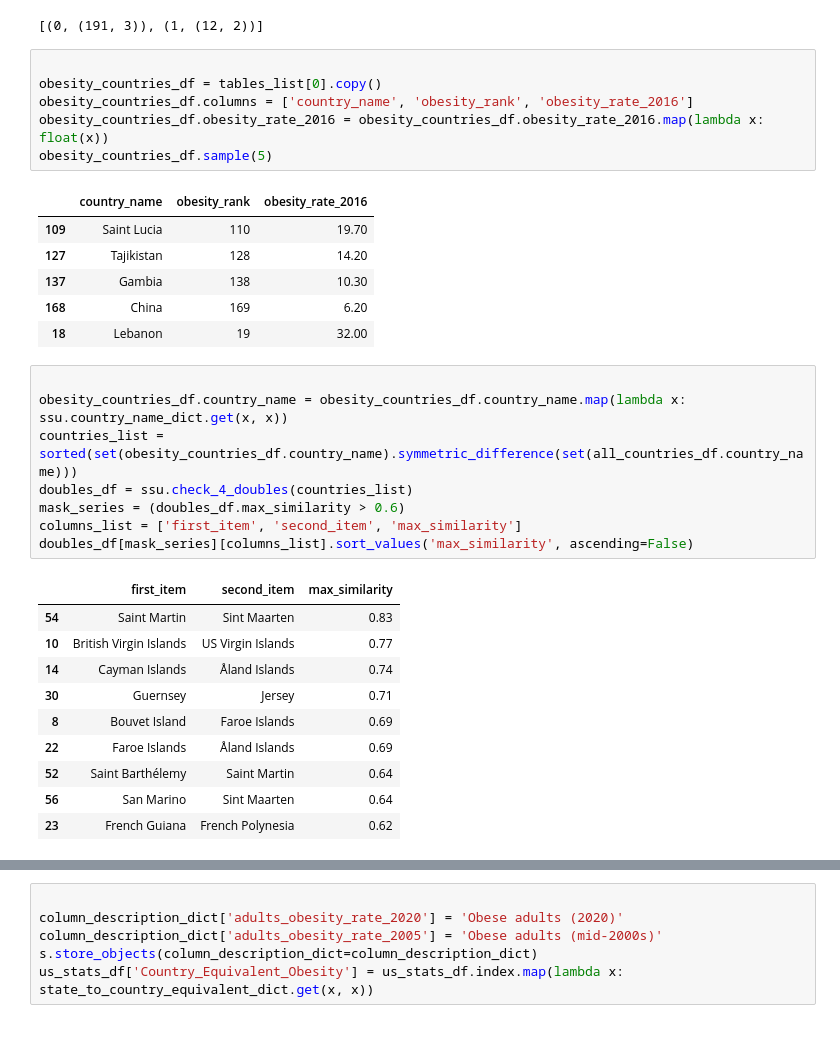
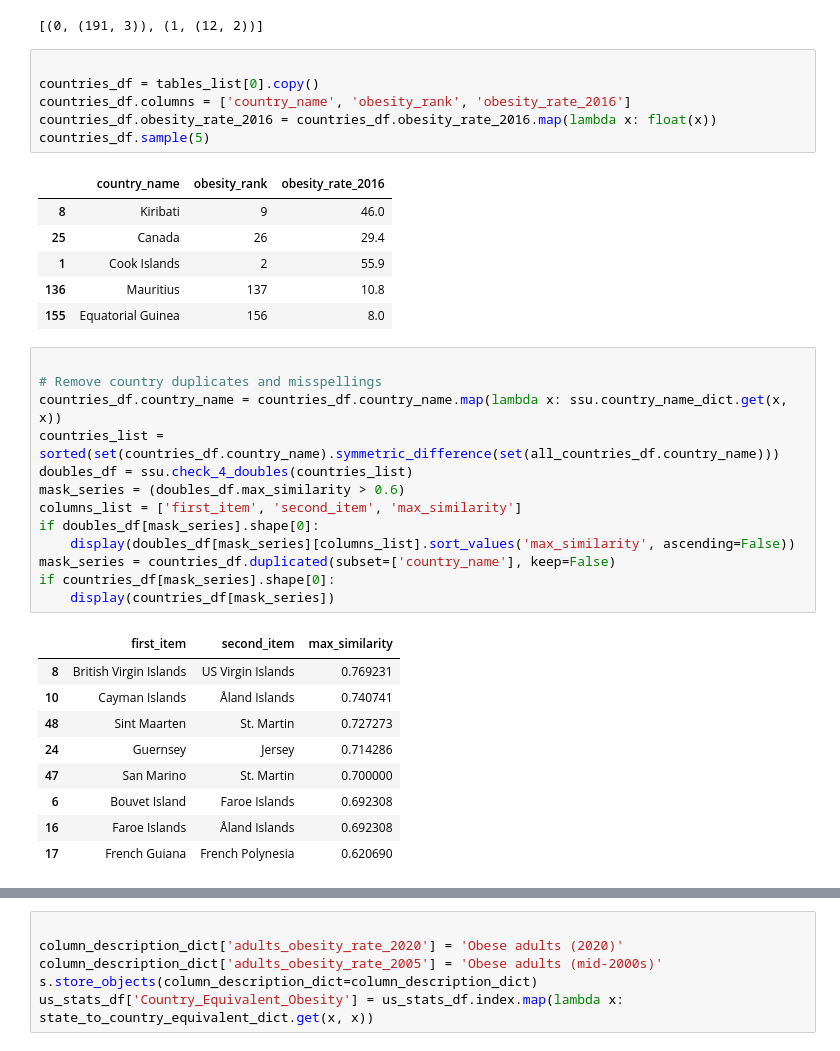
Before and after one commit to dbabbitt/StatsByCountry, a Jupyter notebook: ipynb/US State Stats.ipynb, the cells around one changed output, grey strips where cells are left out. Cells and saved outputs as stored; diff of their text form.

```diff
--- a/ipynb/US State Stats.ipynb
+++ b/ipynb/US State Stats.ipynb
@@ -1167,33 +1319,37 @@ tables_list = ssu.get_page_tables(url, driver=None)
 [(0, (191, 3)), (1, (12, 2))]
 # %%
 
-obesity_countries_df = tables_list[0].copy()
-obesity_countries_df.columns = ['country_name', 'obesity_rank', 'obesity_rate_2016']
-obesity_countries_df.obesity_rate_2016 = obesity_countries_df.obesity_rate_2016.map(lambda x: float(x))
-obesity_countries_df.sample(5)
+countries_df = tables_list[0].copy()
+countries_df.columns = ['country_name', 'obesity_rank', 'obesity_rate_2016']
+countries_df.obesity_rate_2016 = countries_df.obesity_rate_2016.map(lambda x: float(x))
+countries_df.sample(5)
 # %% [output]
 |  | country_name | obesity_rank | obesity_rate_2016 |
-| 109 | Saint Lucia | 110 | 19.70 |
-| 127 | Tajikistan | 128 | 14.20 |
-| 137 | Gambia | 138 | 10.30 |
-| 168 | China | 169 | 6.20 |
-| 18 | Lebanon | 19 | 32.00 |
+| 8 | Kiribati | 9 | 46.0 |
+| 25 | Canada | 26 | 29.4 |
+| 1 | Cook Islands | 2 | 55.9 |
+| 136 | Mauritius | 137 | 10.8 |
+| 155 | Equatorial Guinea | 156 | 8.0 |
 # %%
 
-obesity_countries_df.country_name = obesity_countries_df.country_name.map(lambda x: ssu.country_name_dict.get(x, x))
-countries_list = sorted(set(obesity_countries_df.country_name).symmetric_difference(set(all_countries_df.country_name)))
+# Remove country duplicates and misspellings
+countries_df.country_name = countries_df.country_name.map(lambda x: ssu.country_name_dict.get(x, x))
+countries_list = sorted(set(countries_df.country_name).symmetric_difference(set(all_countries_df.country_name)))
 doubles_df = ssu.check_4_doubles(countries_list)
 mask_series = (doubles_df.max_similarity > 0.6)
 columns_list = ['first_item', 'second_item', 'max_similarity']
-doubles_df[mask_series][columns_list].sort_values('max_similarity', ascending=False)
+if doubles_df[mask_series].shape[0]:
+    display(doubles_df[mask_series][columns_list].sort_values('max_similarity', ascending=False))
+mask_series = countries_df.duplicated(subset=['country_name'], keep=False)
+if countries_df[mask_series].shape[0]:
+    display(countries_df[mask_series])
 # %% [output]
 |  | first_item | second_item | max_similarity |
-| 54 | Saint Martin | Sint Maarten | 0.83 |
-| 10 | British Virgin Islands | US Virgin Islands | 0.77 |
-| 14 | Cayman Islands | Åland Islands | 0.74 |
-| 30 | Guernsey | Jersey | 0.71 |
-| 8 | Bouvet Island | Faroe Islands | 0.69 |
-| 22 | Faroe Islands | Åland Islands | 0.69 |
-| 52 | Saint Barthélemy | Saint Martin | 0.64 |
-| 56 | San Marino | Sint Maarten | 0.64 |
-| 23 | French Guiana | French Polynesia | 0.62 |
+| 8 | British Virgin Islands | US Virgin Islands | 0.769231 |
+| 10 | Cayman Islands | Åland Islands | 0.740741 |
+| 48 | Sint Maarten | St. Martin | 0.727273 |
+| 24 | Guernsey | Jersey | 0.714286 |
+| 47 | San Marino | St. Martin | 0.700000 |
+| 6 | Bouvet Island | Faroe Islands | 0.692308 |
+| 16 | Faroe Islands | Åland Islands | 0.692308 |
+| 17 | French Guiana | French Polynesia | 0.620690 |
```
Also changed, not shown: parts of 70 cells of this notebook, 18 other files.
